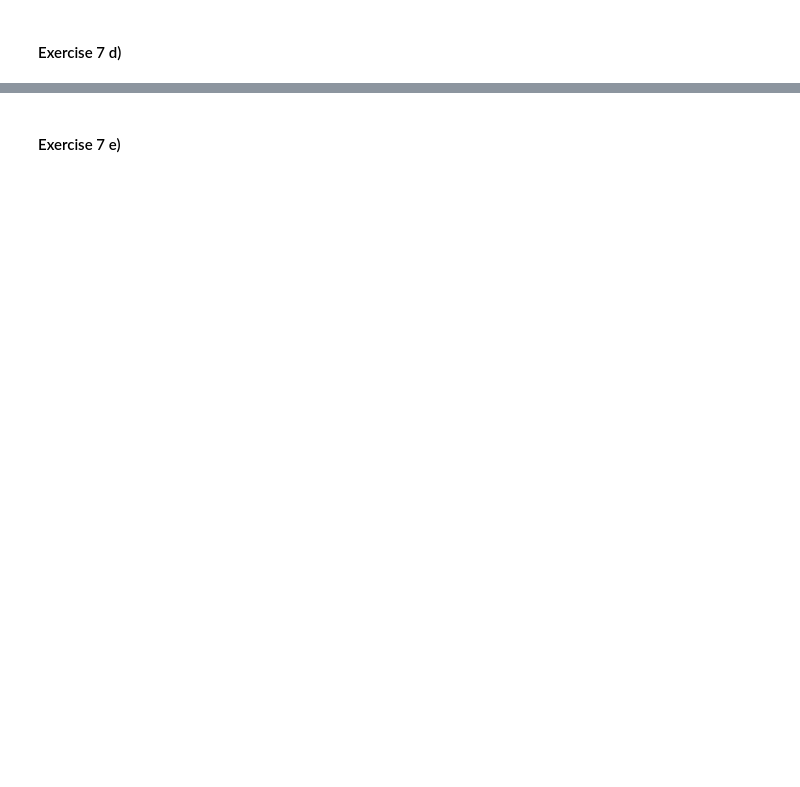
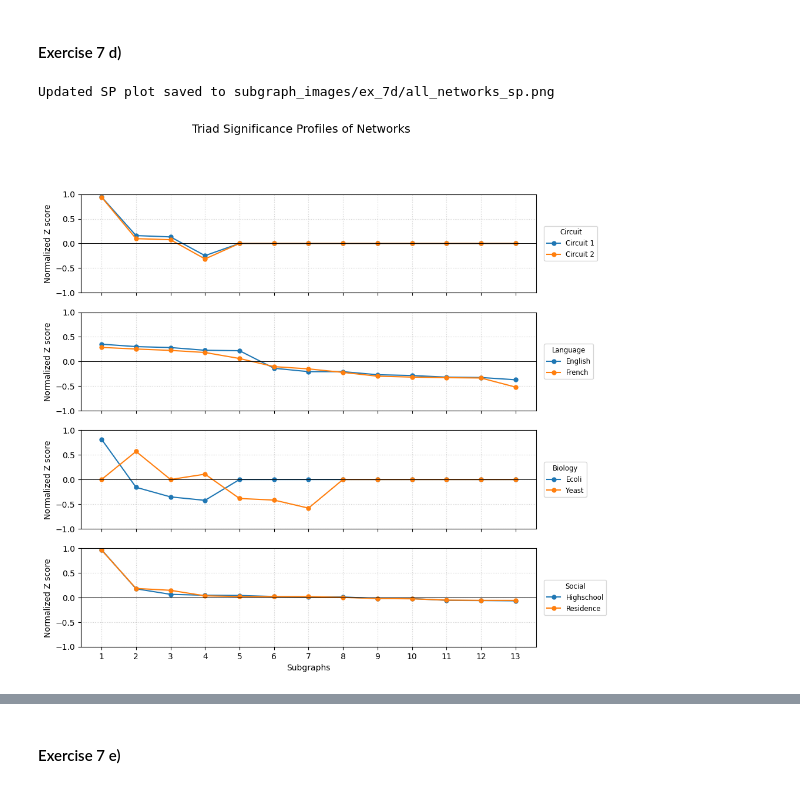
Before and after one commit to Adriano-7/network-science, a Jupyter notebook: hmk2/main.ipynb, the cells around one changed output, grey strips where cells are left out. Saved outputs shown, nothing was run; the diff lists cells and outputs as text; code cells hidden in the pictures; blank space fills up the shorter version.

Commit message:
Added function to plot the fingerprint

```diff
--- a/hmk2/main.ipynb
+++ b/hmk2/main.ipynb
@@ -1187,0 +1329,62 @@ Parsed 13 motifs from the results file.
+# %%
+gtriescanner_output_files = {
+    "Circuit_1": "docs/ex_7d_results/circuit1_results.txt",
+    "Circuit_2": "docs/ex_7d_results/circuit2_results.txt",
+    "Ecoli": "docs/ex_7d_results/ecoli_results.txt",
+    "English": "docs/ex_7d_results/english_results.txt",
+    "French": "docs/ex_7d_results/french_results.txt",
+    "Highschool": "docs/ex_7d_results/highschool_results.txt",
+    "Residence": "docs/ex_7d_results/residence_results.txt",
+    "Yeast": "docs/ex_7d_results/yeast_results.txt",
+}
+
+all_run_info = {}
+for net_name, outfile_path in gtriescanner_output_files.items():
+    run_info = parse_gtriescanner_results_refactored(outfile_path)
+    if run_info:
+        all_run_info[net_name] = run_info
+    else:
+        print(f"Could not parse {outfile_path}")
+
+all_sps = {}
+if 'all_run_info' in locals():
+    for net_name, run_info in all_run_info.items():
+        sp = calculate_sp(run_info, ignore_single_occurrence=True)
+        all_sps[net_name] = sp
+else:
+    print("Please parse gtrieScanner results first using `parse_gtriescanner_results_refactored`.")
+
+network_groups_for_plotting = {
+    "Circuit": {
+        "Circuit 1": all_sps.get("Circuit_1", None),
+        "Circuit 2": all_sps.get("Circuit_2", None)
+    },
+    "Language": {
+        "English": all_sps.get("English", None),
+        "French": all_sps.get("French", None)
+    },
+    "Biology": {
+        "Ecoli": all_sps.get("Ecoli", None),
+        "Yeast": all_sps.get("Yeast", None)
+    },
+    "Social": {
+        "Highschool": all_sps.get("Highschool", None),
+        "Residence": all_sps.get("Residence", None)
+    }
+}
+for group in network_groups_for_plotting:
+   network_groups_for_plotting[group] = {k: v for k, v in network_groups_for_plotting[group].items() if v is not None}
+
+triad_id_labels = [str(i) for i in range(1, 14)]
+
+if 'network_groups_for_plotting' in locals():
+    plot_significance_profiles(network_groups_for_plotting,
+                               triad_labels=triad_id_labels,
+                               title="Triad Significance Profiles of Networks",
+                               output_filename="subgraph_images/ex_7d/all_networks_sp.png",
+                               )
+else:
+   print("Please define `network_groups_for_plotting` and ensure SPs are calculated.")
+# %% [output]
+Updated SP plot saved to subgraph_images/ex_7d/all_networks_sp.png
+[figure, added]
```
Also changed, not shown: parts of 4 cells of this notebook, 10 other files.
